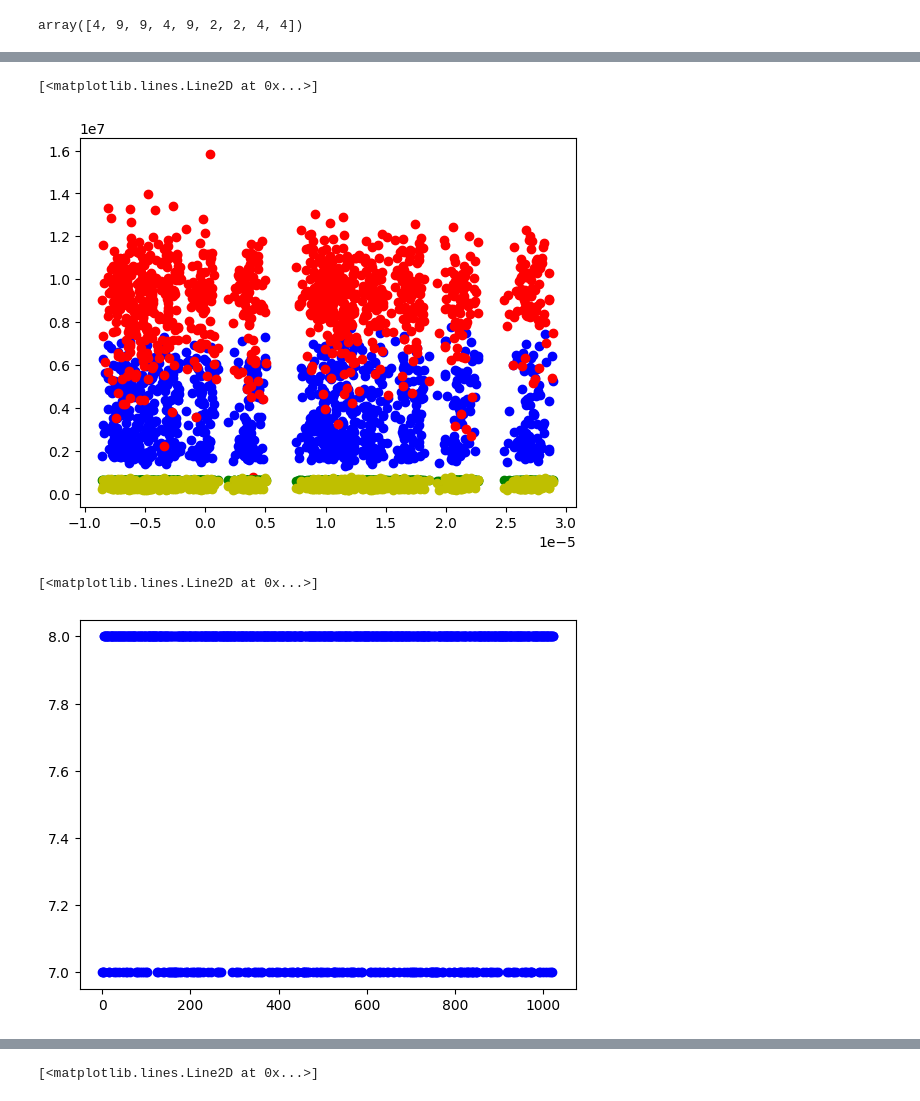
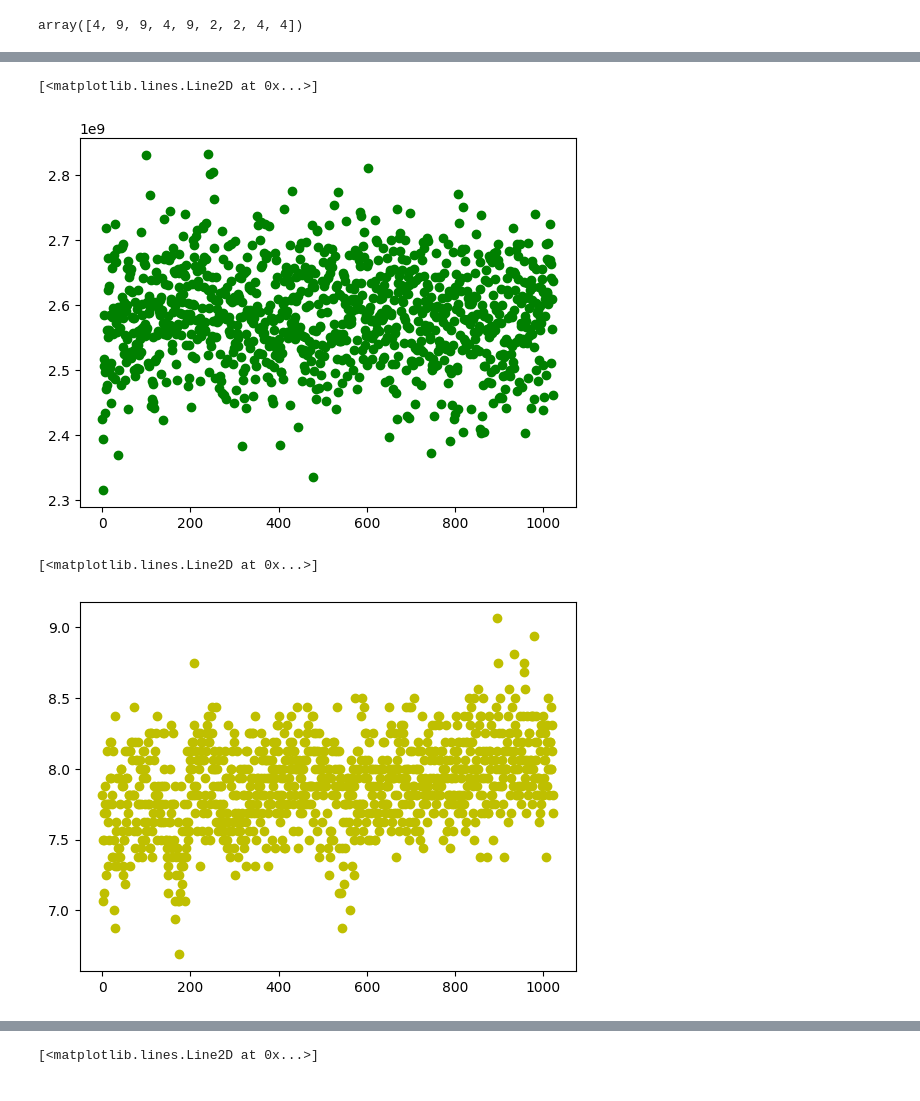
Before and after one commit to lusee-night/uncrater, a Jupyter notebook: calib_test.ipynb, the cells around one changed output, grey strips where cells are left out. Drawn from its saved outputs; the diff is of its cells as text; code cells hidden in the pictures.

```diff
--- a/calib_test.ipynb
+++ b/calib_test.ipynb
@@ -158,24 +169,25 @@ plt.plot(Cd.cd_sd2)
 #plt.plot(Cd.cd_drift, Cd.cd_powertop2,'go')
 #plt.plot(Cd.cd_drift, Cd.cd_powertop3,'yo')
 # %%
-plt.plot(Cd.cd_drift, Cd.cd_powerbot0,'bo')
-plt.plot(Cd.cd_drift, Cd.cd_powerbot1,'ro')
-plt.plot(Cd.cd_drift, Cd.cd_powerbot2,'go')
-plt.plot(Cd.cd_drift, Cd.cd_powerbot3,'yo')
+#plt.plot(Cd.cd_drift, Cd.cd_powerbot0,'bo')
+
+plt.plot(Cd.cd_powertop2,'go')
+#plt.plot(Cd.cd_powerbot2,'gx')
+#plt.plot(Cd.cd_powertop2/Cd.cd_powerbot2,'go')
+#plt.plot(Cd.cd_drift, Cd.cd_powerbot3,'yo')
 # %% [output]
 [<matplotlib.lines.Line2D at 0x...>]
-[figure, old version]
+[figure, new version]
 # %%
 #plt.plot(Cd.cd_snr0,'ro')
 #plt.plot(Cd.cd_snr1,'go')
-plt.plot(Cd.cd_snr2,'bo')
-#plt.plot(Cd.cd_snr3,'yo')
+plt.plot(Cd.cd_snr2/16,'yo')
 #plt.plot(Cd.cd_drift, Cd.cd_powerbot3,'rx')
 #plt.plot(Cd.cd_have_lock*200)
 #plt.ylim(0,80)
 # %% [output]
 [<matplotlib.lines.Line2D at 0x...>]
-[figure, old version]
+[figure, new version]
 # %%
 plt.plot(Cd.cd_drift/alpha_to_pdrift,'bo-')
 plt.plot(Cd.cd_have_lock)
```
Also changed, not shown: parts of 10 cells of this notebook, 6 other files.
